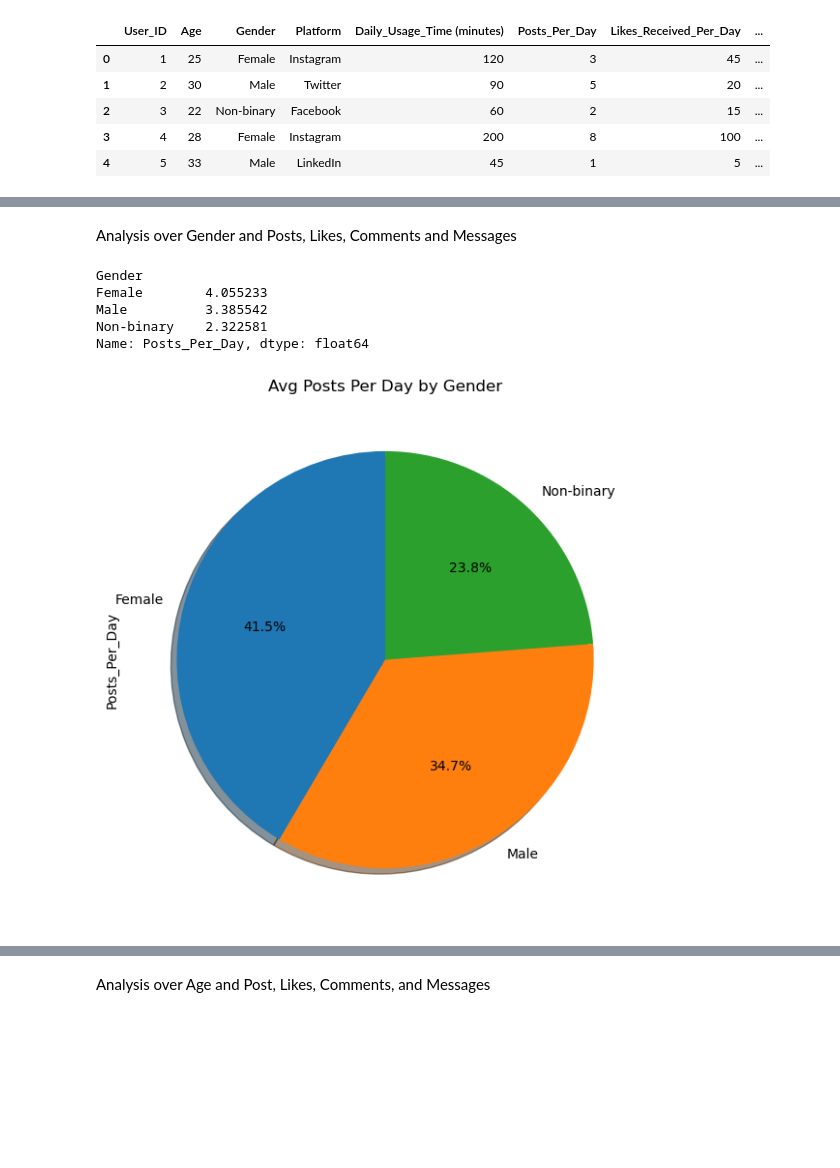
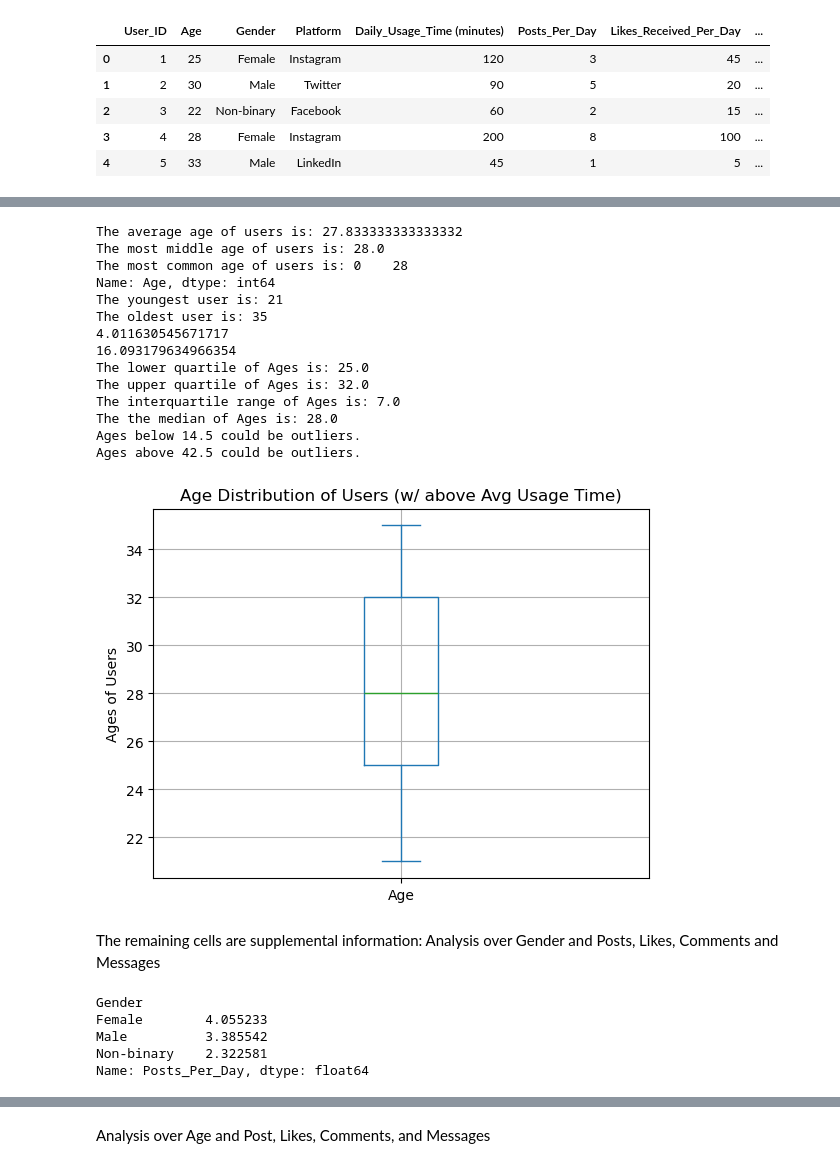
Before and after one commit to cindyd97/Analyzing-Social-Media-And-Emotions, a Jupyter notebook: Cindy's_work/Analysis.ipynb, the cells around one changed output, grey strips where cells are left out. Saved outputs shown, nothing was run; the diff lists cells and outputs as text; code cells hidden in the pictures; blank space fills up the shorter version.

```diff
--- a/Cindy's_work/Analysis.ipynb
+++ b/Cindy's_work/Analysis.ipynb
@@ -27,21 +64,76 @@ array(['Instagram', 'Twitter', 'Facebook', 'LinkedIn', 'Whatsapp',
+# %%
+#Filter for only rows where the user spent above average time on social media
+time = data.index[data['Daily_Usage_Time (minutes)'] > overall_avg_time].to_list()
+time2 = data.iloc[time]
+#Create a box plot showing the age distribution of the users who spend above average time on social media
+ages2 = time2['Age'].unique()
+ages_sorted2 = sorted(ages2)
+age_amount2 = len(ages2)
+
+time2['Age'].plot(kind='box')
+plt.ylabel('Ages of Users')
+plt.title('Age Distribution of Users (w/ above Avg Usage Time)')
+plt.grid(True)
+plt.savefig("../Images/Exhibits-Cindy/age_time_box.png")
+#Generate summary statistics of the age distribution
+ages_mean = time2['Age'].mean()
+ages_median = time2['Age'].median()
+ages_mode = time2['Age'].mode()
+ages_min = time2['Age'].min()
+ages_max = time2['Age'].max()
+ages_var = time2['Age'].var()
+ages_std = time2['Age'].std()
+
+print(f'The average age of users is: {ages_mean}')
+print(f'The most middle age of users is: {ages_median}')
+print(f'The most common age of users is: {ages_mode}')
+print(f"The youngest user is: {ages_min}")
+print(f"The oldest user is: {ages_max}")
+print(ages_std)
+print(ages_var)
+
+quartiles = time2['Age'].quantile([.25,.5,.75])
+lowerq = quartiles[0.25]
+upperq = quartiles[0.75]
+iqr = upperq-lowerq
+
+print(f"The lower quartile of Ages is: {lowerq}")
+print(f"The upper quartile of Ages is: {upperq}")
+print(f"The interquartile range of Ages is: {iqr}")
+print(f"The the median of Ages is: {quartiles[0.5]} ")
+
+lower_bound = lowerq - (1.5*iqr)
+upper_bound = upperq + (1.5*iqr)
+print(f"Ages below {lower_bound} could be outliers.")
+print(f"Ages above {upper_bound} could be outliers.")
+# %% [output]
+The average age of users is: 27.833333333333332
+The most middle age of users is: 28.0
+The most common age of users is: 0    28
+Name: Age, dtype: int64
+The youngest user is: 21
+The oldest user is: 35
+4.011630545671717
+16.093179634966354
+The lower quartile of Ages is: 25.0
+The upper quartile of Ages is: 32.0
+The interquartile range of Ages is: 7.0
+The the median of Ages is: 28.0
+Ages below 14.5 could be outliers.
+Ages above 42.5 could be outliers.
+[figure, added]
 # %% [markdown]
-Analysis over Gender and Posts, Likes, Comments and Messages
+The remaining cells are supplemental information: Analysis over Gender and Posts, Likes, Comments and Messages
 # %%
 #Group the data by gender and run an average on the averages of posts per day
 gender_posts = data.groupby('Gender')['Posts_Per_Day'].mean()
 print(gender_posts)
-#Create a pie chart showing average posts per day by gender
-plt.figure(figsize=(7, 7))
-gender_posts.plot.pie(autopct='%1.1f%%', startangle=90, shadow=True)
-plt.title('Avg Posts Per Day by Gender')
-plt.savefig("../Images/gender_posts.png")
 # %% [output]
 Gender
 Female        4.055233
 Male          3.385542
 Non-binary    2.322581
 Name: Posts_Per_Day, dtype: float64
-[figure, removed]
 # %%
 #Group the data by gender and run an average on the averages of likes received per day
 gender_likes = data.groupby('Gender')['Likes_Received_Per_Day'].mean()
```
Also changed, not shown: parts of 21 cells of this notebook, 4 other files.
